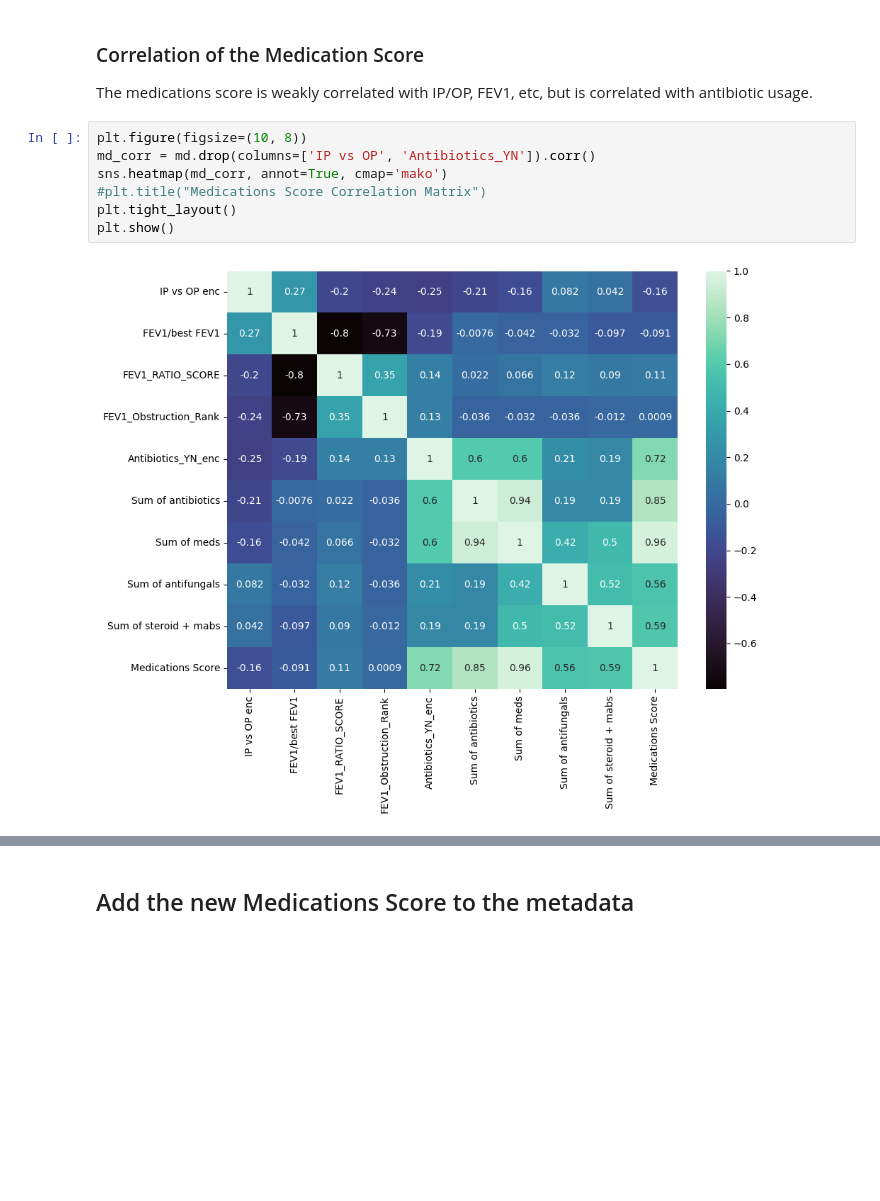
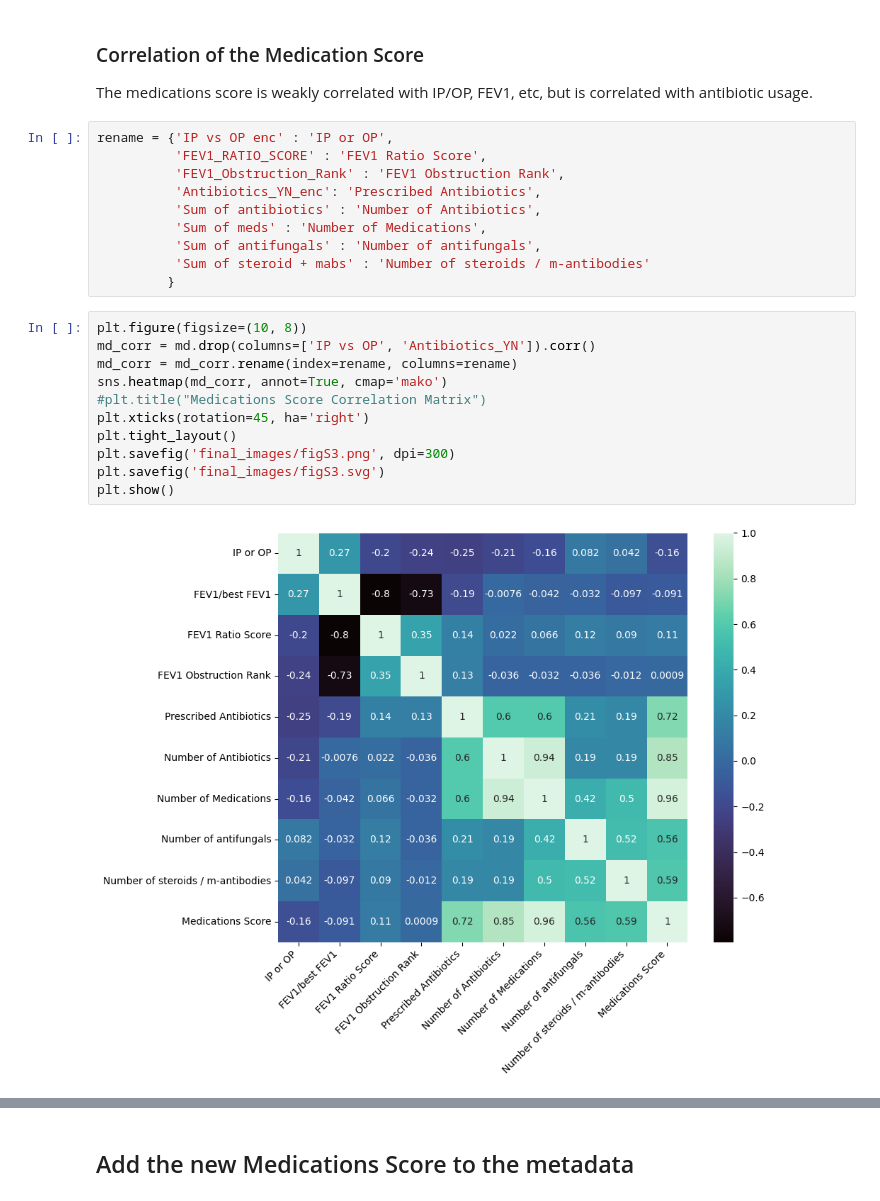
Before and after one commit to linsalrob/CF_Data_Analysis, a Jupyter notebook: Jupyter/HealthPCA.ipynb, the cells around one changed output, grey strips where cells are left out. Saved outputs shown, nothing was run; the diff lists cells and outputs as text; blank space fills up the shorter version.

```diff
--- a/Jupyter/HealthPCA.ipynb
+++ b/Jupyter/HealthPCA.ipynb
@@ -93,12 +100,26 @@ if False:
 # %% [markdown]
 ### Correlation of the Medication Score
 The medications score is weakly correlated with IP/OP, FEV1, etc, but is correlated with antibiotic usage.
+# %%
+rename = {'IP vs OP enc' : 'IP or OP',
+          'FEV1_RATIO_SCORE' : 'FEV1 Ratio Score',
+          'FEV1_Obstruction_Rank' : 'FEV1 Obstruction Rank',
+          'Antibiotics_YN_enc': 'Prescribed Antibiotics',
+          'Sum of antibiotics' : 'Number of Antibiotics',
+          'Sum of meds' : 'Number of Medications',
+          'Sum of antifungals' : 'Number of antifungals',
+          'Sum of steroid + mabs' : 'Number of steroids / m-antibodies'
+         }
 # %%
 plt.figure(figsize=(10, 8))
 md_corr = md.drop(columns=['IP vs OP', 'Antibiotics_YN']).corr()
+md_corr = md_corr.rename(index=rename, columns=rename)
 sns.heatmap(md_corr, annot=True, cmap='mako')
 #plt.title("Medications Score Correlation Matrix")
+plt.xticks(rotation=45, ha='right')
 plt.tight_layout()
+plt.savefig('final_images/figS3.png', dpi=300)
+plt.savefig('final_images/figS3.svg')
 plt.show()
 # %% [output]
-[figure, old version]
+[figure, new version]
```
Also changed, not shown: parts of 10 cells of this notebook, 6 other files.
